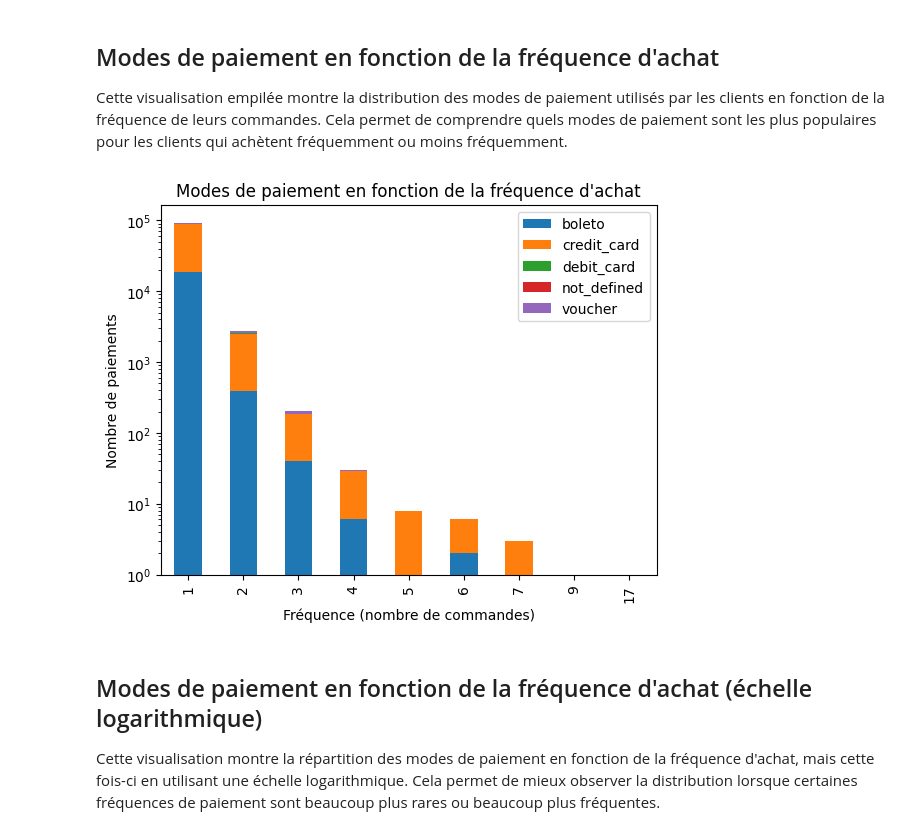
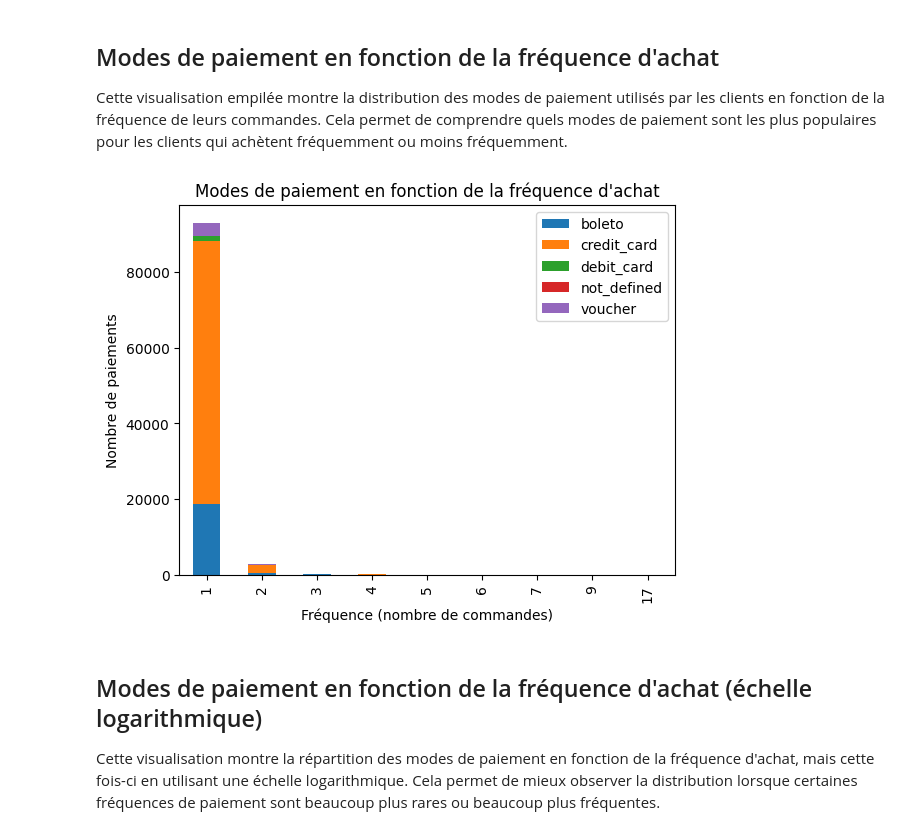
Before and after one commit to Krock13/AI_Engineer_Projet_5_Segmenter_Des_Clients_Pour_Un_Site_E-commerce, a Jupyter notebook: notebook_exploration.ipynb, the cells around one changed output. Cells and saved outputs as stored; diff of their text form; code cells hidden in the pictures.

```diff
--- a/notebook_exploration.ipynb
+++ b/notebook_exploration.ipynb
@@ -122,22 +122,22 @@ Cette visualisation empilée montre la distribution des modes de paiement utilis
 # %%
 # Créer un graphique empilé pour visualiser les modes de paiement
 # par fréquence d'achat
 # Les modes de paiement sont représentés en colonnes séparées (dummies)
 # avec la fonction get_dummies()
 df['payment_methods'].str.get_dummies(',').groupby(
-    df['frequency']).sum().plot(kind='bar', stacked=True, log=True)
+    df['frequency']).sum().plot(kind='bar', stacked=True)
 
 # Ajouter un titre et des labels pour clarifier la signification du graphique
 plt.title(
     'Modes de paiement en fonction de la fréquence d\'achat'
 )
 plt.xlabel('Fréquence (nombre de commandes)')
 plt.ylabel('Nombre de paiements')
 
 # Afficher le graphique
 plt.show()
 # %% [output]
-[figure, old version]
+[figure, new version]
 # %% [markdown]
 ## Modes de paiement en fonction de la fréquence d'achat (échelle logarithmique)
 
```
Also changed, not shown: parts of 2 cells of this notebook, 3 other files.
